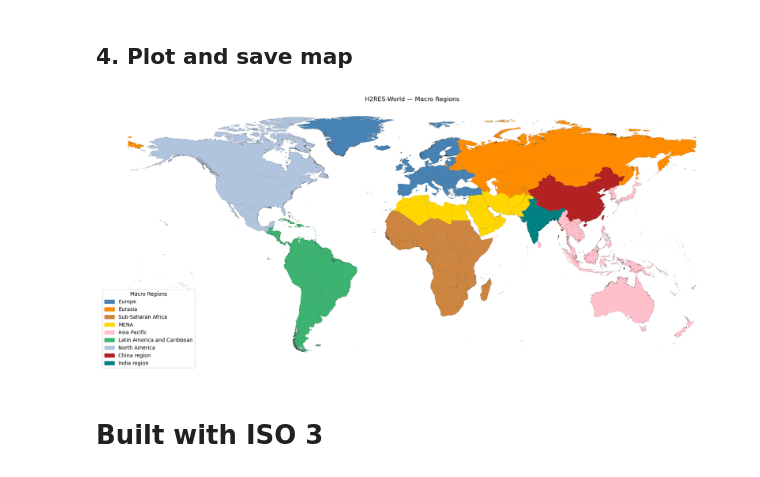
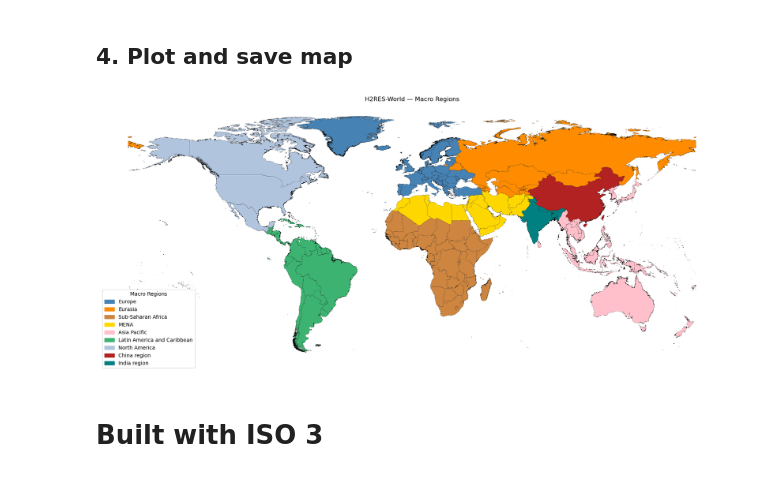
Before and after one commit to H2RES-model/H2RES-World, a Jupyter notebook: Notebooks/L0_MacroRegions.ipynb, the cells around one changed output. Saved outputs shown, nothing was run; the diff lists cells and outputs as text; code cells hidden in the pictures.

Commit message:
Increase linewidth for readme image

```diff
--- a/Notebooks/L0_MacroRegions.ipynb
+++ b/Notebooks/L0_MacroRegions.ipynb
@@ -191,35 +191,35 @@ region_colors = {
 # Save location (relative to repo root)
 base_dir = Path.cwd().parents[0]
 output_dir = base_dir / "Maps" / "Layer0"
 ""
 output_dir.mkdir(parents=True, exist_ok=True)
 pdf_path = output_dir / "L0_MacroRegions.pdf"
 
 fig, ax = plt.subplots(figsize=(22, 12))
 gdf.plot(ax=ax, color="whitesmoke", edgecolor="#00000020", linewidth=0.05)
 
 for region, names in region_lists.items():
     gdf[gdf["NAM_0"].isin(names)].plot(
         ax=ax,
         color=region_colors[region],
         edgecolor="black",
-        linewidth=0.05
+        linewidth=0.15
     )
 
 legend_patches = [
     mpatches.Patch(color=region_colors[k], label=k)
     for k in region_lists.keys()
 ]
 
 ax.legend(handles=legend_patches, loc="lower left", title="Macro Regions", fontsize=10)
 ax.set_title("H2RES-World — Macro Regions")
 ax.set_axis_off()
 
 
 png_path = output_dir / "L0_MacroRegions.png"
 fig.savefig(png_path, dpi=120, bbox_inches="tight")
 # %% [output]
-[figure, old version]
+[figure, new version]
 # %% [markdown]
 # Built with ISO 3
 # %%
```
Also changed, not shown: 1 other file.
